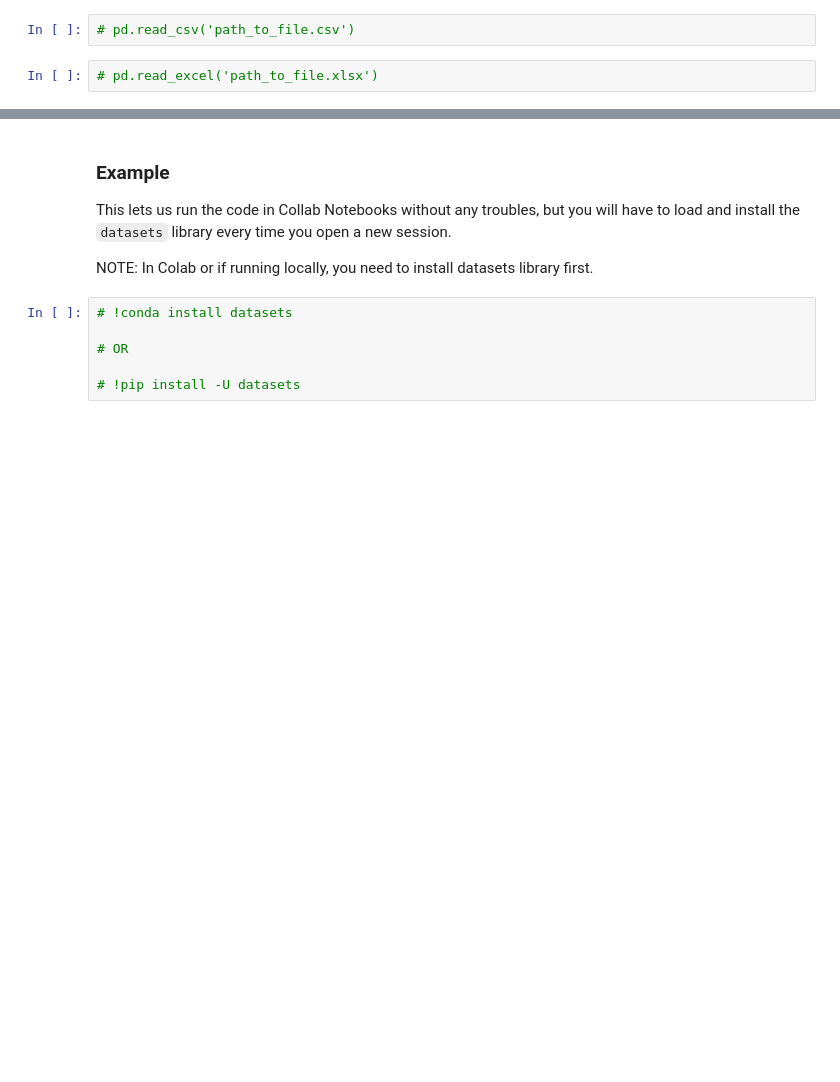
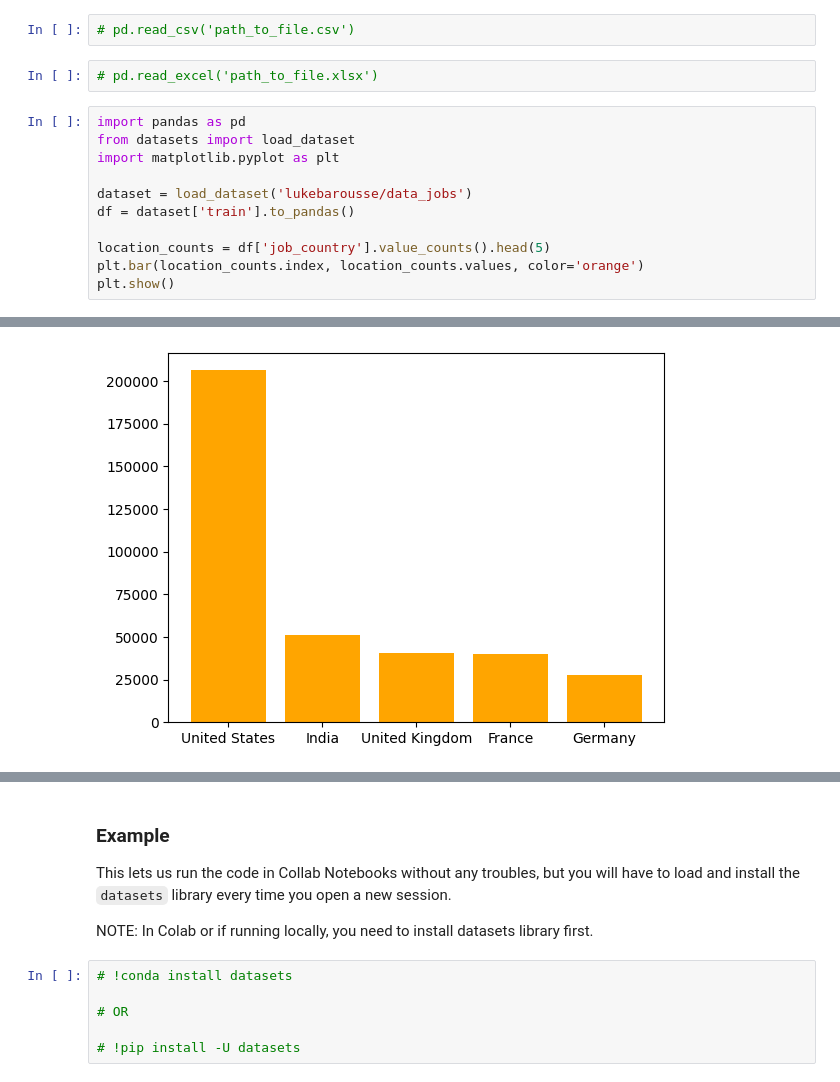
Before and after one commit to Kwasidb/Airline-On-Time-Performance-Analysis, a Jupyter notebook: 1_Basics/23_Pandas_Intro.ipynb, the cells around one changed output, grey strips where cells are left out. Cells and saved outputs as stored; diff of their text form; blank space fills up the shorter version.

```diff
--- a/1_Basics/23_Pandas_Intro.ipynb
+++ b/1_Basics/23_Pandas_Intro.ipynb
@@ -43,3 +60,15 @@ import pandas as pd
 # pd.read_csv('path_to_file.csv')
 # %%
 # pd.read_excel('path_to_file.xlsx')
+# %%
+import pandas as pd
+from datasets import load_dataset
+import matplotlib.pyplot as plt
+
+dataset = load_dataset('lukebarousse/data_jobs')
+df = dataset['train'].to_pandas()
+
+location_counts = df['job_country'].value_counts().head(5)
+plt.bar(location_counts.index, location_counts.values, color='orange')
+plt.show()
+# %% [output]
@@ -45,0 +77 @@ import pandas as pd
+[figure, added]
```
Also changed, not shown: parts of 7 cells of this notebook.
